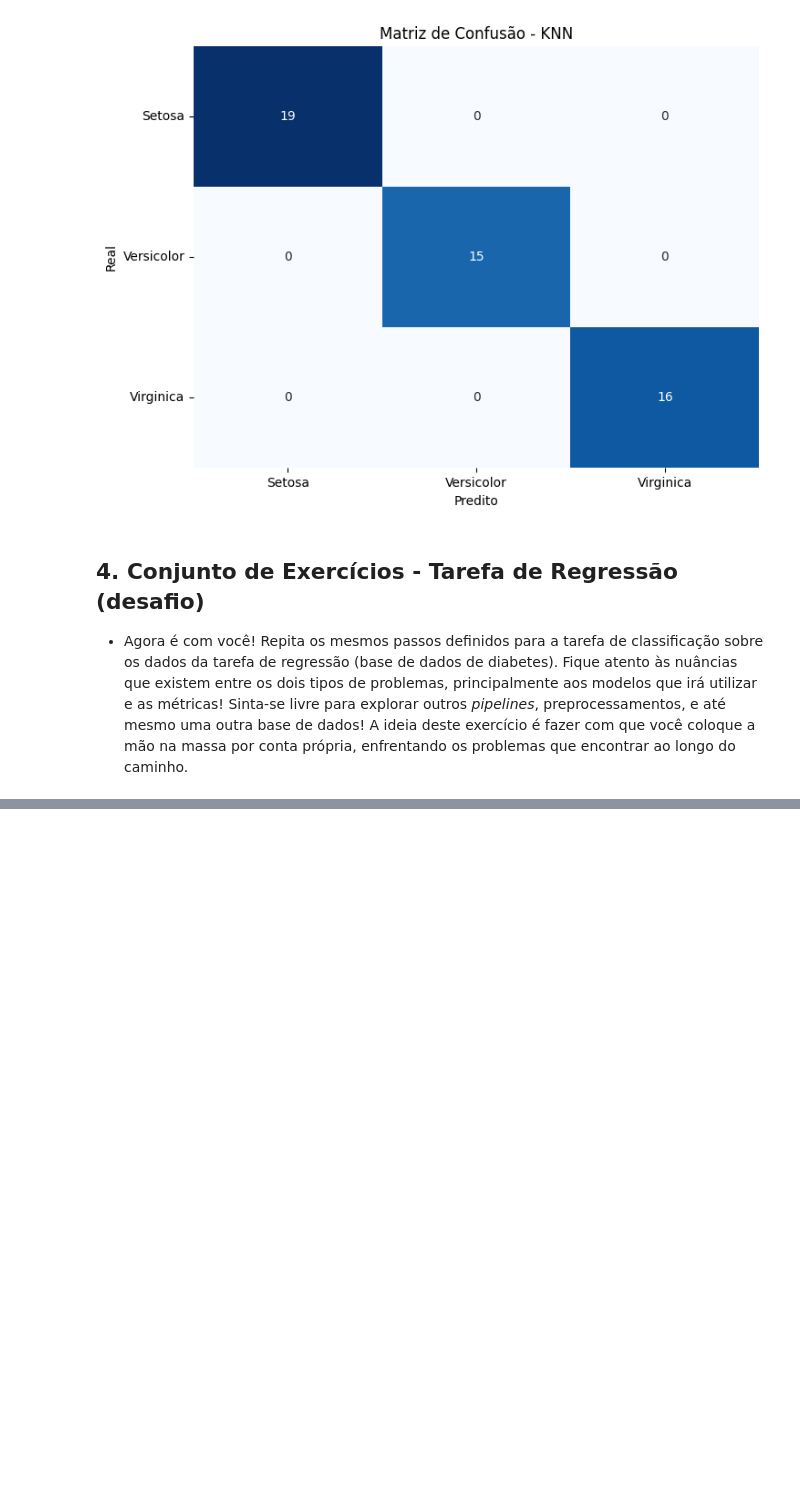
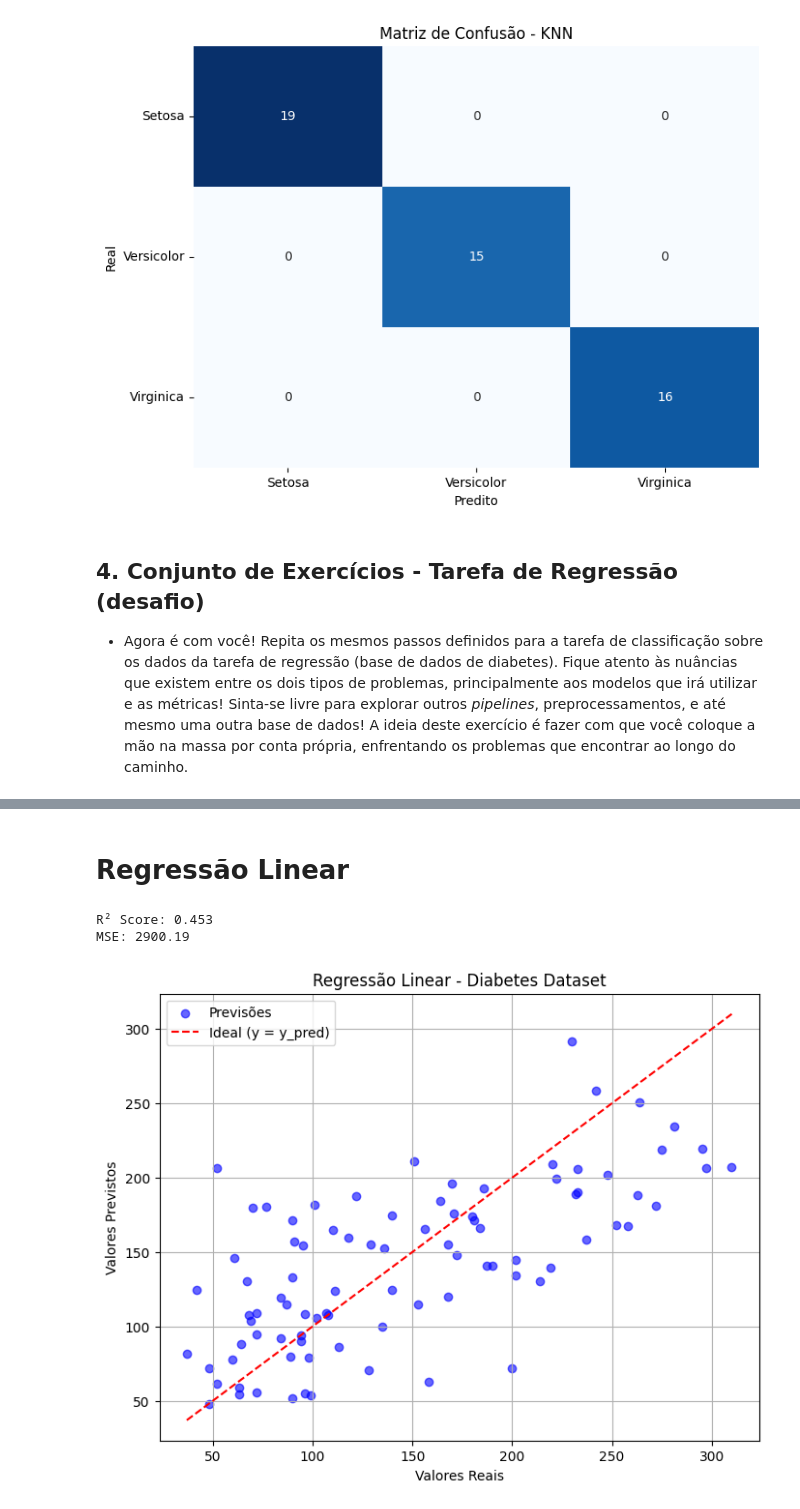
Before and after one commit to paduathiago/deep_learning, a Jupyter notebook: 02-Revisao-ML.ipynb, the cells around one changed output, grey strips where cells are left out. Drawn from its saved outputs; the diff is of its cells as text; code cells hidden in the pictures; blank space fills up the shorter version.

```diff
--- a/02-Revisao-ML.ipynb
+++ b/02-Revisao-ML.ipynb
@@ -348,0 +380,29 @@ plot_confusion_matrix(knn_cm, 'Matriz de Confusão - KNN')
+# %%
+X_train, X_test, y_train, y_test = train_test_split(X, y, test_size=0.2, random_state=42, shuffle=True)
+# %% [markdown]
+# Regressão Linear
+# %%
+model = LinearRegression()
+model.fit(X_train, y_train)
+
+y_pred = model.predict(X_test)
+
+r2 = r2_score(y_test, y_pred)
+mse = mean_squared_error(y_test, y_pred)
+
+print(f"R² Score: {r2:.3f}")
+print(f"MSE: {mse:.2f}")
+
+plt.figure(figsize=(8,6))
+plt.scatter(y_test, y_pred, color='b', alpha=0.6, label='Previsões')
+plt.plot([y_test.min(), y_test.max()], [y_test.min(), y_test.max()], 'r--', label='Ideal (y = y_pred)')
+plt.xlabel('Valores Reais')
+plt.ylabel('Valores Previstos')
+plt.title('Regressão Linear - Diabetes Dataset')
+plt.legend()
+plt.grid()
+plt.show()
+# %% [output]
+R² Score: 0.453
+MSE: 2900.19
+[figure, added]
```
Also changed, not shown: parts of 12 cells of this notebook.
